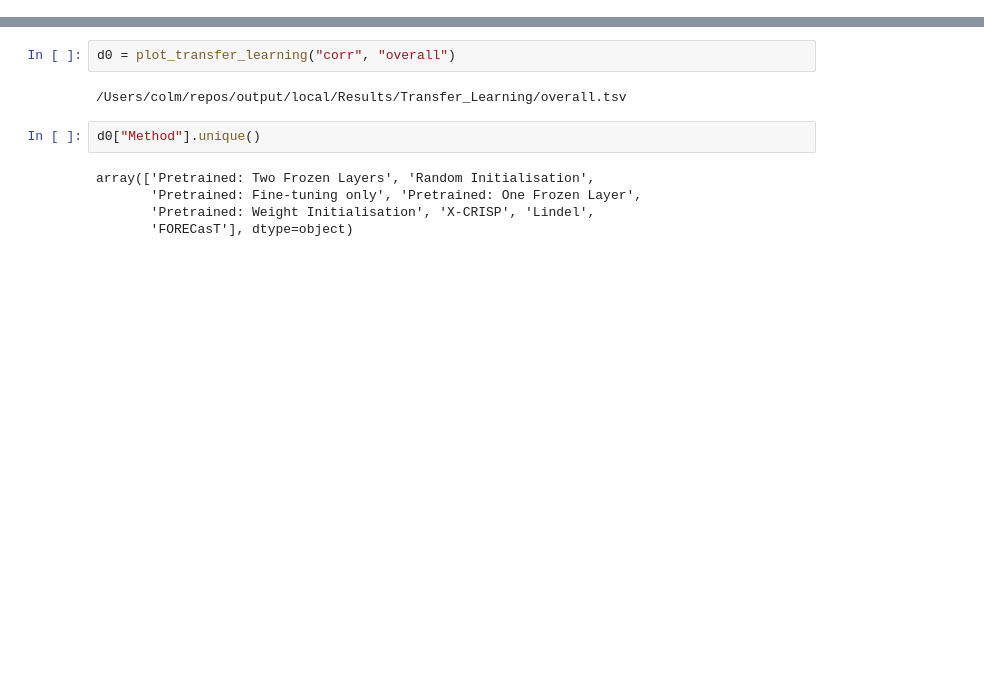
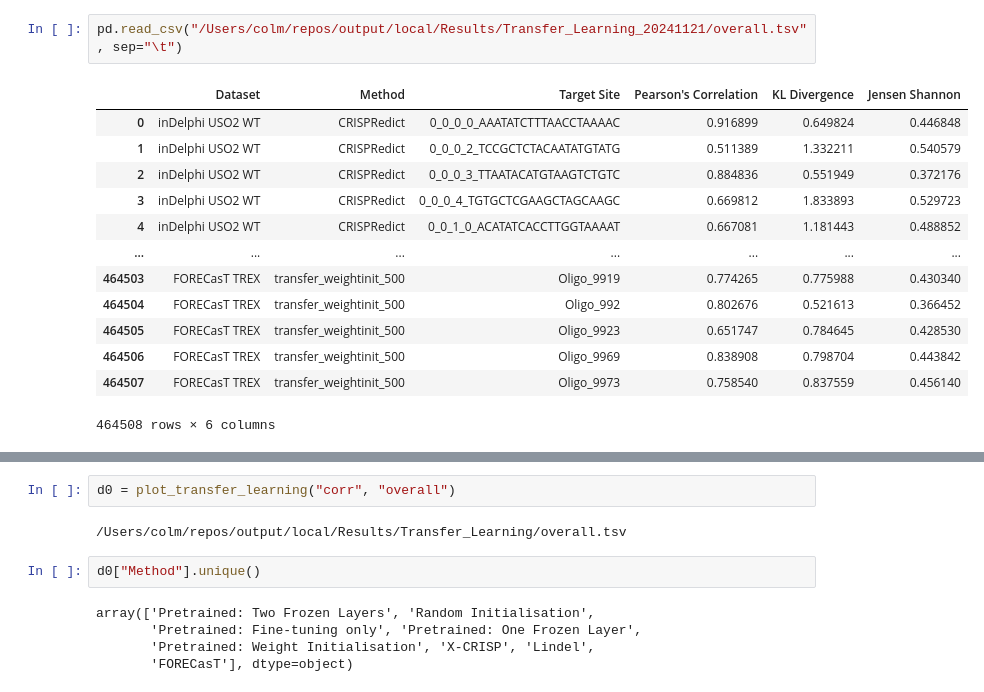
Before and after one commit to zouter/XCRISP, a Jupyter notebook: notebooks/figures/4.transfer_learning.ipynb, the cells around one changed output, grey strips where cells are left out. Drawn from its saved outputs; the diff is of its cells as text; blank space fills up the shorter version.

```diff
--- a/notebooks/figures/4.transfer_learning.ipynb
+++ b/notebooks/figures/4.transfer_learning.ipynb
@@ -71,6 +74,22 @@ def plot_transfer_learning(measurement, what="overall", labels=common_labels):
     d["Dataset"] = d["Dataset"].apply(lambda x: file_mapping[x])
 
     return d
+# %%
+pd.read_csv("/Users/colm/repos/output/local/Results/Transfer_Learning_20241121/overall.tsv", sep="\t")
+# %% [output]
+|  | Dataset | Method | Target Site | Pearson's Correlation | KL Divergence | Jensen Shannon |
+| 0 | inDelphi USO2 WT | CRISPRedict | 0_0_0_0_AAATATCTTTAACCTAAAAC | 0.916899 | 0.649824 | 0.446848 |
+| 1 | inDelphi USO2 WT | CRISPRedict | 0_0_0_2_TCCGCTCTACAATATGTATG | 0.511389 | 1.332211 | 0.540579 |
+| 2 | inDelphi USO2 WT | CRISPRedict | 0_0_0_3_TTAATACATGTAAGTCTGTC | 0.884836 | 0.551949 | 0.372176 |
+| 3 | inDelphi USO2 WT | CRISPRedict | 0_0_0_4_TGTGCTCGAAGCTAGCAAGC | 0.669812 | 1.833893 | 0.529723 |
+| 4 | inDelphi USO2 WT | CRISPRedict | 0_0_1_0_ACATATCACCTTGGTAAAAT | 0.667081 | 1.181443 | 0.488852 |
+| ... | ... | ... | ... | ... | ... | ... |
+| 464503 | FORECasT TREX | transfer_weightinit_500 | Oligo_9919 | 0.774265 | 0.775988 | 0.430340 |
+| 464504 | FORECasT TREX | transfer_weightinit_500 | Oligo_992 | 0.802676 | 0.521613 | 0.366452 |
+| 464505 | FORECasT TREX | transfer_weightinit_500 | Oligo_9923 | 0.651747 | 0.784645 | 0.428530 |
+| 464506 | FORECasT TREX | transfer_weightinit_500 | Oligo_9969 | 0.838908 | 0.798704 | 0.443842 |
+| 464507 | FORECasT TREX | transfer_weightinit_500 | Oligo_9973 | 0.758540 | 0.837559 | 0.456140 |
+464508 rows × 6 columns
 # %%
 d0 = plot_transfer_learning("corr", "overall")
 d0["Comparison"] = "Overall"
```
Also changed, not shown: parts of 2 cells of this notebook, 5 other files.
